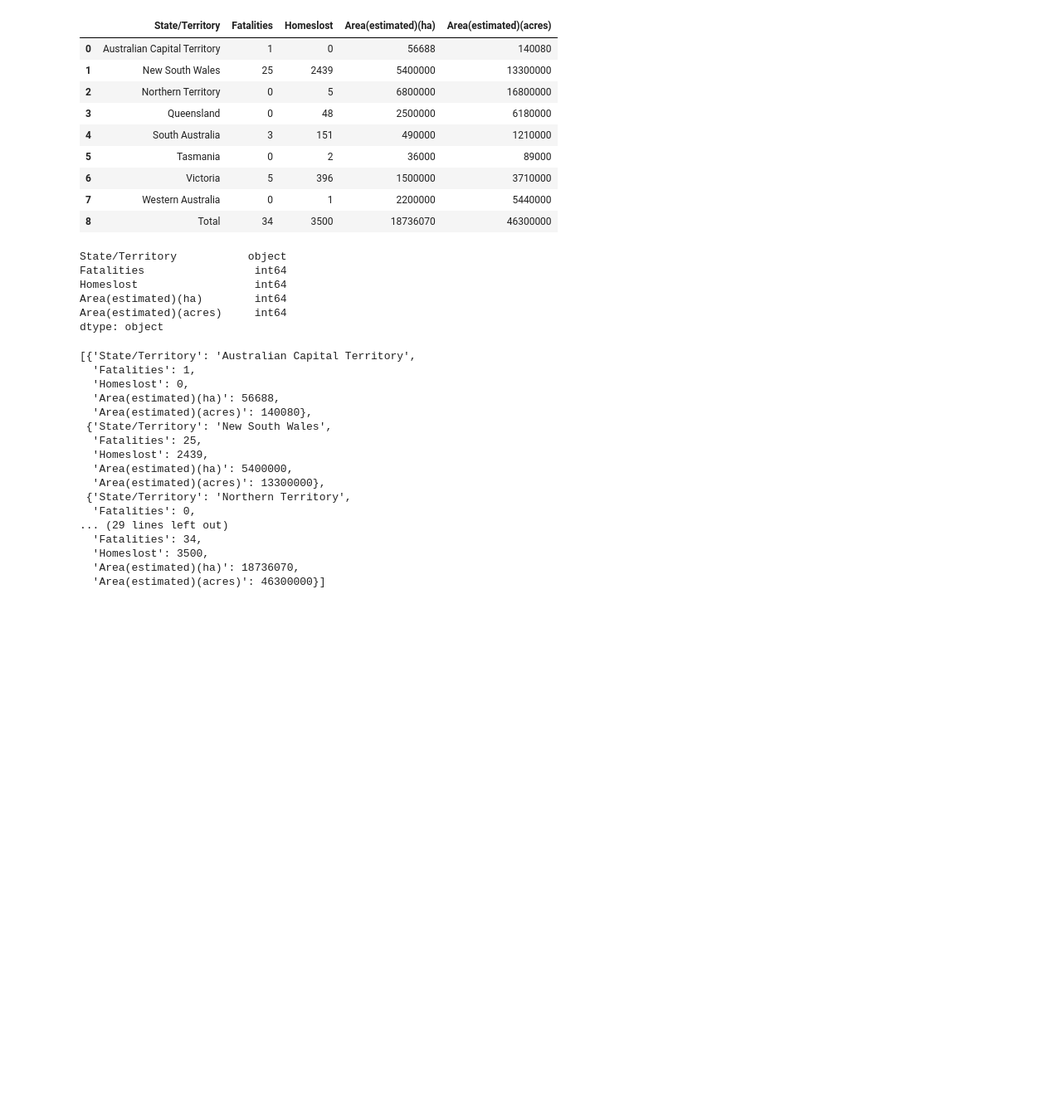
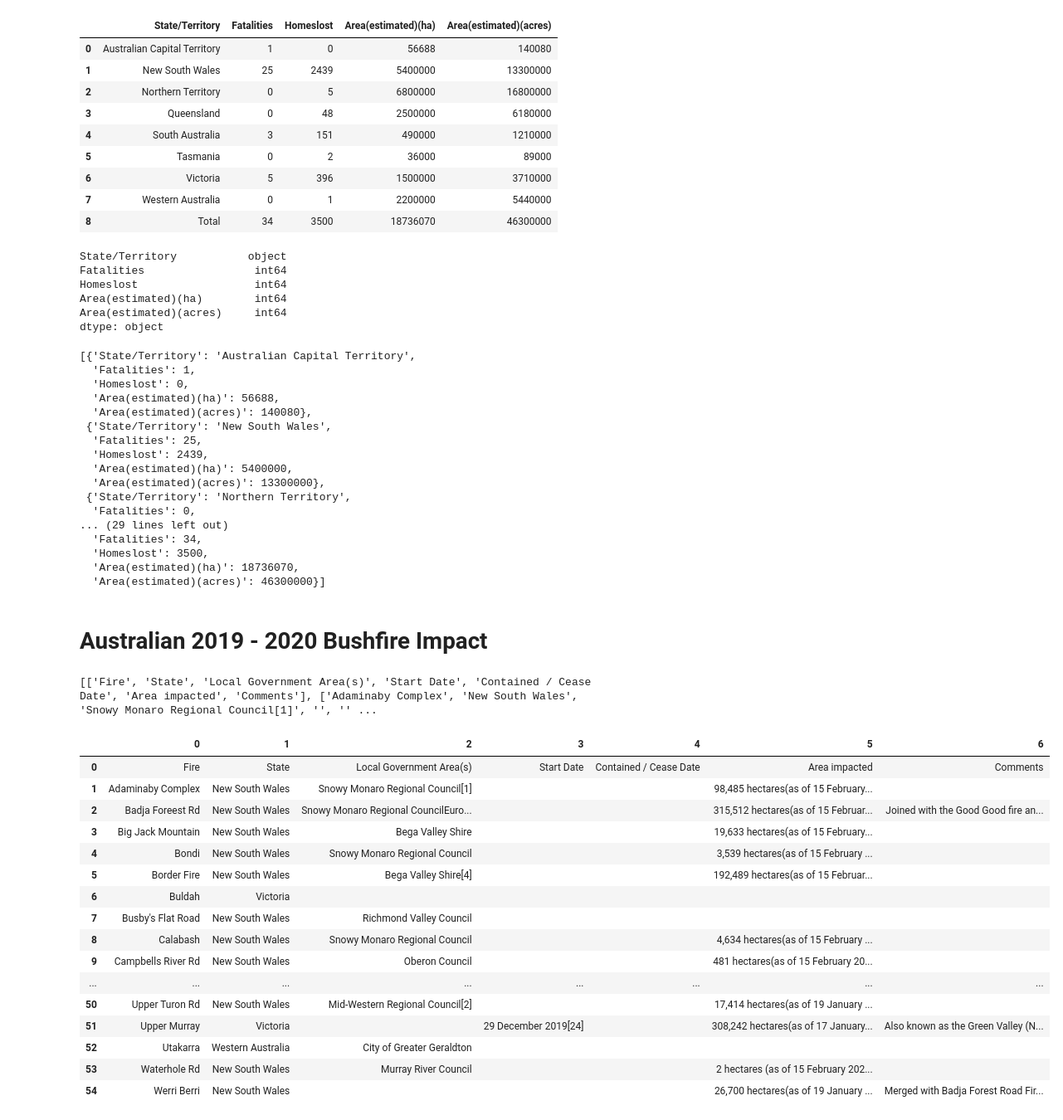
Before and after one commit to philipstubbs13/australia-fire-api-and-dashboard, a Jupyter notebook: WebScrapping.ipynb, the cells around one changed output. Shown at 83% size. Drawn from its saved outputs; the diff is of its cells as text; code cells hidden in the pictures; blank space fills up the shorter version.

Commit message:
added scrapped data from 2019 to 2020 bushfire impact area

```diff
--- a/WebScrapping.ipynb
+++ b/WebScrapping.ipynb
@@ -34,7 +34,7 @@ aus2019_2020_response = requests.get(aus2019_2020url)
 
 h_soup = BeautifulSoup(historical_response.text, 'html.parser')
 bs_soup = BeautifulSoup(bystate_response.text, 'html.parser')
-a_soup = BeautifulSoup(aus2019_2020)
+a_soup = BeautifulSoup(aus2019_2020_response.text, 'html.parser')
 # %% [markdown]
 # Historical Bushfire Scrapping
 # %%
@@ -504,3 +518,65 @@ if (bushfiresbyState.count() == 0):
 
 else:
     print("Data already exists")
+# %% [markdown]
+# Australian 2019 - 2020 Bushfire Impact
+# %%
+# grab the table and the table rows from the site of interest
+
+a_table = a_soup.find('table', class_="wikitable")
+a_table_body = a_table.find_all("tr")
+# %%
+# scrape all of the table rows (includeing the headers)
+
+a_tdata = []
+for table_header in a_table_body:
+    data_row = []
+
+    t_headers = table_header.find_all("th")
+    for header in t_headers:
+        try:
+            value = header.text
+            value = value.replace("\n", "")
+            data_row.append(value)
+
+        except AttributeError as e:
+            print(e)
+
+    t_data = table_header.find_all("td")
+    for data in t_data:
+        try:
+            value = data.text
+            value = value.replace("\n", "")
+            data_row.append(value)
+
+        except AttributeError as e:
+            print(e)
+
+    a_tdata.append(data_row)
+
+print(a_tdata)
+# %% [output]
+[['Fire', 'State', 'Local Government Area(s)', 'Start Date', 'Contained / Cease Date', 'Area impacted', 'Comments'], ['Adaminaby Complex', 'New South Wales', 'Snowy Monaro Regional Council[1]', '', '' ...
+# %%
+# create a dataframe from the scrapped data
+
+a_df = pd.DataFrame(a_tdata)
+a_df
+# %% [output]
+|  | 0 | 1 | 2 | 3 | 4 | 5 | 6 |
+| 0 | Fire | State | Local Government Area(s) | Start Date | Contained / Cease Date | Area impacted | Comments |
+| 1 | Adaminaby Complex | New South Wales | Snowy Monaro Regional Council[1] |  |  | 98,485 hectares(as of 15 February... |  |
+| 2 | Badja Foreest Rd | New South Wales | Snowy Monaro Regional CouncilEuro... |  |  | 315,512 hectares(as of 15 Februar... | Joined with the Good Good fire an... |
+| 3 | Big Jack Mountain | New South Wales | Bega Valley Shire |  |  | 19,633 hectares(as of 15 February... |  |
+| 4 | Bondi | New South Wales | Snowy Monaro Regional Council |  |  | 3,539 hectares(as of 15 February ... |  |
+| 5 | Border Fire | New South Wales | Bega Valley Shire[4] |  |  | 192,489 hectares(as of 15 Februar... |  |
+| 6 | Buldah | Victoria |  |  |  |  |  |
+| 7 | Busby's Flat Road | New South Wales | Richmond Valley Council |  |  |  |  |
+| 8 | Calabash | New South Wales | Snowy Monaro Regional Council |  |  | 4,634 hectares(as of 15 February ... |  |
+| 9 | Campbells River Rd | New South Wales | Oberon Council |  |  | 481 hectares(as of 15 February 20... |  |
+| ... | ... | ... | ... | ... | ... | ... | ... |
+| 50 | Upper Turon Rd | New South Wales | Mid-Western Regional Council[2] |  |  | 17,414 hectares(as of 19 January ... |  |
+| 51 | Upper Murray | Victoria |  | 29 December 2019[24] |  | 308,242 hectares(as of 17 January... | Also known as the Green Valley (N... |
+| 52 | Utakarra | Western Australia | City of Greater Geraldton |  |  |  |  |
+| 53 | Waterhole Rd | New South Wales | Murray River Council |  |  | 2 hectares (as of 15 February 202... |  |
+| 54 | Werri Berri | New South Wales |  |  |  | 26,700 hectares(as of 19 January ... | Merged with Badja Forest Road Fir... |
```
Also changed, not shown: parts of 14 cells of this notebook.
